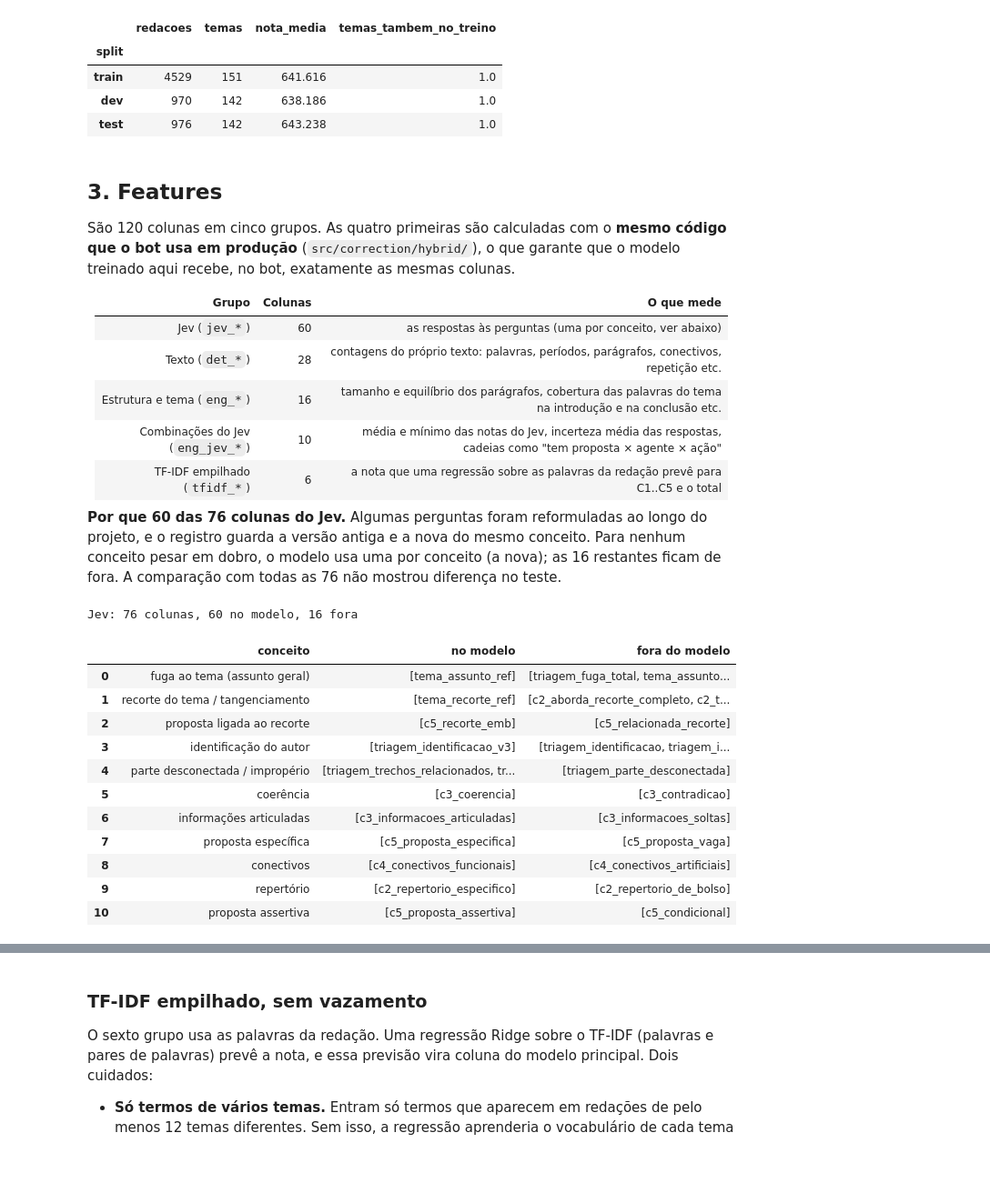
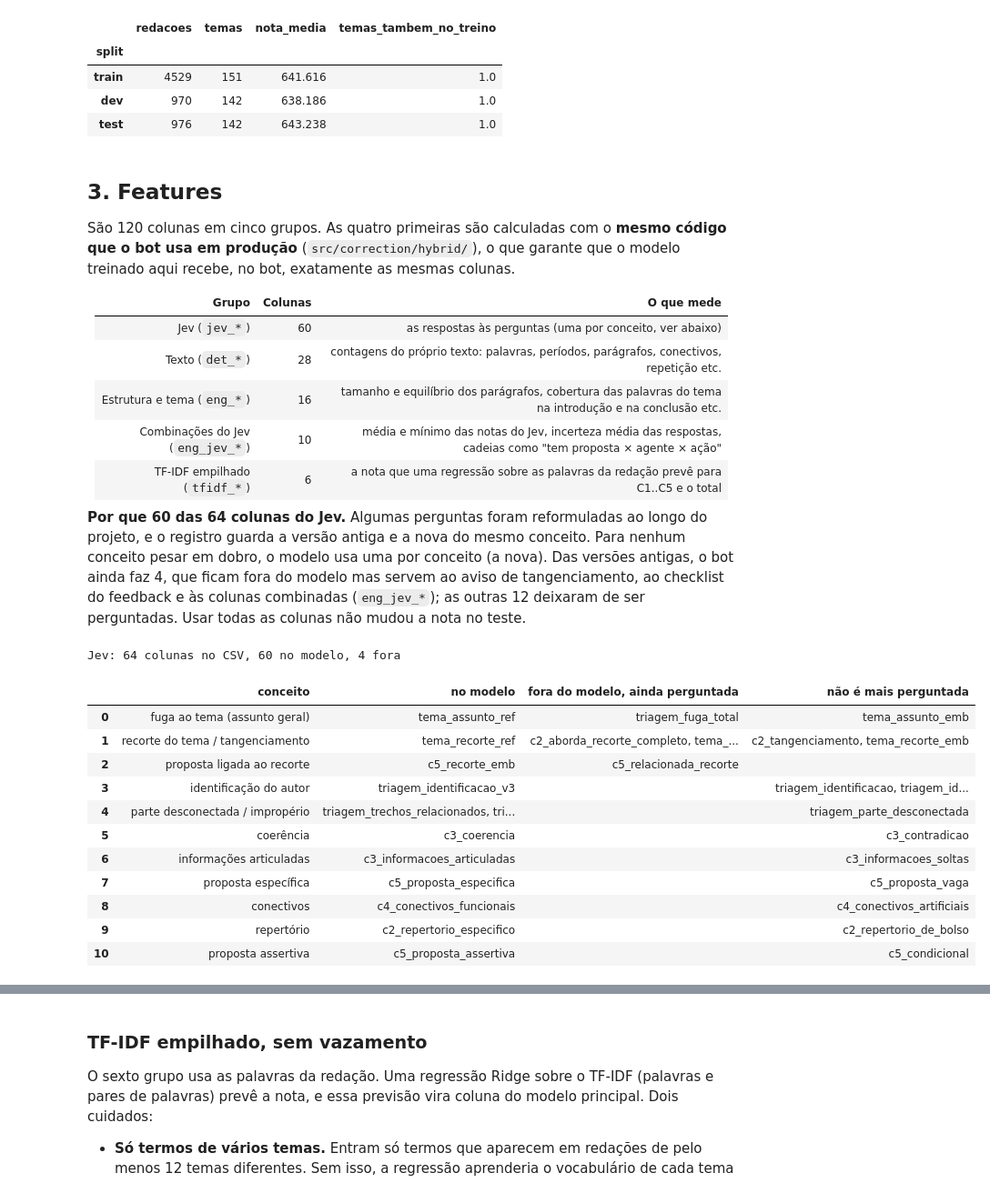
Before and after one commit to ygorsmc/enem-por-foto, a Jupyter notebook: notebooks/modelo_hibrido.ipynb, the cells around one changed output, grey strips where cells are left out. Shown at 91% size. Saved outputs shown, nothing was run; the diff lists cells and outputs as text; code cells hidden in the pictures; blank space fills up the shorter version.

```diff
--- a/notebooks/modelo_hibrido.ipynb
+++ b/notebooks/modelo_hibrido.ipynb
@@ -152,42 +156,46 @@ São 120 colunas em cinco grupos. As quatro primeiras são calculadas com o **me
 | Combinações do Jev (`eng_jev_*`) | 10 | média e mínimo das notas do Jev, incerteza média das respostas, cadeias como "tem proposta × agente × ação" |
 | TF-IDF empilhado (`tfidf_*`) | 6 | a nota que uma regressão sobre as palavras da redação prevê para C1..C5 e o total |
 
-**Por que 60 das 76 colunas do Jev.** Algumas perguntas foram reformuladas ao longo do projeto, e o registro guarda a
-versão antiga e a nova do mesmo conceito. Para nenhum conceito pesar em dobro, o modelo usa uma por conceito (a nova);
-as 16 restantes ficam de fora. A comparação com todas as 76 não mostrou diferença no teste.
+**Por que 60 das 64 colunas do Jev.** Algumas perguntas foram reformuladas ao longo do projeto, e o registro guarda a
+versão antiga e a nova do mesmo conceito. Para nenhum conceito pesar em dobro, o modelo usa uma por conceito (a nova).
+Das versões antigas, o bot ainda faz 4, que ficam fora do modelo mas servem ao aviso de tangenciamento, ao checklist
+do feedback e às colunas combinadas (`eng_jev_*`); as outras 12 deixaram de ser perguntadas. Usar todas as colunas
+não mudou a nota no teste.
 # %%
 # Conceitos com mais de uma pergunta: a versão "no modelo" entra; as "fora do modelo" (antigas ou variantes) não.
 FAMILIAS = [
     ("fuga ao tema (assunto geral)", ["tema_assunto_ref"], ["triagem_fuga_total", "tema_assunto_emb"]),
     ("recorte do tema / tangenciamento", ["tema_recorte_ref"], ["c2_aborda_recorte_completo", "c2_tangenciamento", "tema_recorte_emb", "tema_e_emb"]),
     ("proposta ligada ao recorte", ["c5_recorte_emb"], ["c5_relacionada_recorte"]),
     ("identificação do autor", ["triagem_identificacao_v3"], ["triagem_identificacao", "triagem_identificacao_v2"]),
     ("parte desconectada / impropério", ["triagem_trechos_relacionados", "triagem_improperio"], ["triagem_parte_desconectada"]),
     ("coerência", ["c3_coerencia"], ["c3_contradicao"]),
     ("informações articuladas", ["c3_informacoes_articuladas"], ["c3_informacoes_soltas"]),
     ("proposta específica", ["c5_proposta_especifica"], ["c5_proposta_vaga"]),
     ("conectivos", ["c4_conectivos_funcionais"], ["c4_conectivos_artificiais"]),
     ("repertório", ["c2_repertorio_especifico"], ["c2_repertorio_de_bolso"]),
     ("proposta assertiva", ["c5_proposta_assertiva"], ["c5_condicional"]),
 ]
 FORA_DO_MODELO = {f"jev_{q}" for _, _, fora in FAMILIAS for q in fora}
 JEV_MODELO = [c for c in JEV_COLS if c not in FORA_DO_MODELO]
-print(f"Jev: {len(JEV_COLS)} colunas, {len(JEV_MODELO)} no modelo, {len(FORA_DO_MODELO)} fora")
-pd.DataFrame(FAMILIAS, columns=["conceito", "no modelo", "fora do modelo"])
+print(f"Jev: {len(JEV_COLS)} colunas no CSV, {len(JEV_MODELO)} no modelo, {len(JEV_COLS) - len(JEV_MODELO)} fora")
+pd.DataFrame([(nome, ", ".join(no), ", ".join(q for q in fora if f"jev_{q}" in JEV_COLS),
+               ", ".join(q for q in fora if f"jev_{q}" not in JEV_COLS)) for nome, no, fora in FAMILIAS],
+             columns=["conceito", "no modelo", "fora do modelo, ainda perguntada", "não é mais perguntada"])
 # %% [output]
-Jev: 76 colunas, 60 no modelo, 16 fora
+Jev: 64 colunas no CSV, 60 no modelo, 4 fora
-|  | conceito | no modelo | fora do modelo |
-| 0 | fuga ao tema (assunto geral) | [tema_assunto_ref] | [triagem_fuga_total, tema_assunto... |
-| 1 | recorte do tema / tangenciamento | [tema_recorte_ref] | [c2_aborda_recorte_completo, c2_t... |
-| 2 | proposta ligada ao recorte | [c5_recorte_emb] | [c5_relacionada_recorte] |
-| 3 | identificação do autor | [triagem_identificacao_v3] | [triagem_identificacao, triagem_i... |
-| 4 | parte desconectada / impropério | [triagem_trechos_relacionados, tr... | [triagem_parte_desconectada] |
-| 5 | coerência | [c3_coerencia] | [c3_contradicao] |
-| 6 | informações articuladas | [c3_informacoes_articuladas] | [c3_informacoes_soltas] |
-| 7 | proposta específica | [c5_proposta_especifica] | [c5_proposta_vaga] |
-| 8 | conectivos | [c4_conectivos_funcionais] | [c4_conectivos_artificiais] |
-| 9 | repertório | [c2_repertorio_especifico] | [c2_repertorio_de_bolso] |
-| 10 | proposta assertiva | [c5_proposta_assertiva] | [c5_condicional] |
+|  | conceito | no modelo | fora do modelo, ainda perguntada | não é mais perguntada |
+| 0 | fuga ao tema (assunto geral) | tema_assunto_ref | triagem_fuga_total | tema_assunto_emb |
+| 1 | recorte do tema / tangenciamento | tema_recorte_ref | c2_aborda_recorte_completo, tema_... | c2_tangenciamento, tema_recorte_emb |
+| 2 | proposta ligada ao recorte | c5_recorte_emb | c5_relacionada_recorte |  |
+| 3 | identificação do autor | triagem_identificacao_v3 |  | triagem_identificacao, triagem_id... |
+| 4 | parte desconectada / impropério | triagem_trechos_relacionados, tri... |  | triagem_parte_desconectada |
+| 5 | coerência | c3_coerencia |  | c3_contradicao |
+| 6 | informações articuladas | c3_informacoes_articuladas |  | c3_informacoes_soltas |
+| 7 | proposta específica | c5_proposta_especifica |  | c5_proposta_vaga |
+| 8 | conectivos | c4_conectivos_funcionais |  | c4_conectivos_artificiais |
+| 9 | repertório | c2_repertorio_especifico |  | c2_repertorio_de_bolso |
+| 10 | proposta assertiva | c5_proposta_assertiva |  | c5_condicional |
 # %%
 def features_da_redacao(linha: dict) -> dict:
     # Mesmo cálculo do bot (src/correction/hybrid/features.py, all_features), a partir das colunas jev_* do CSV.
```
Also changed, not shown: parts of 24 cells of this notebook, 10 other files.
